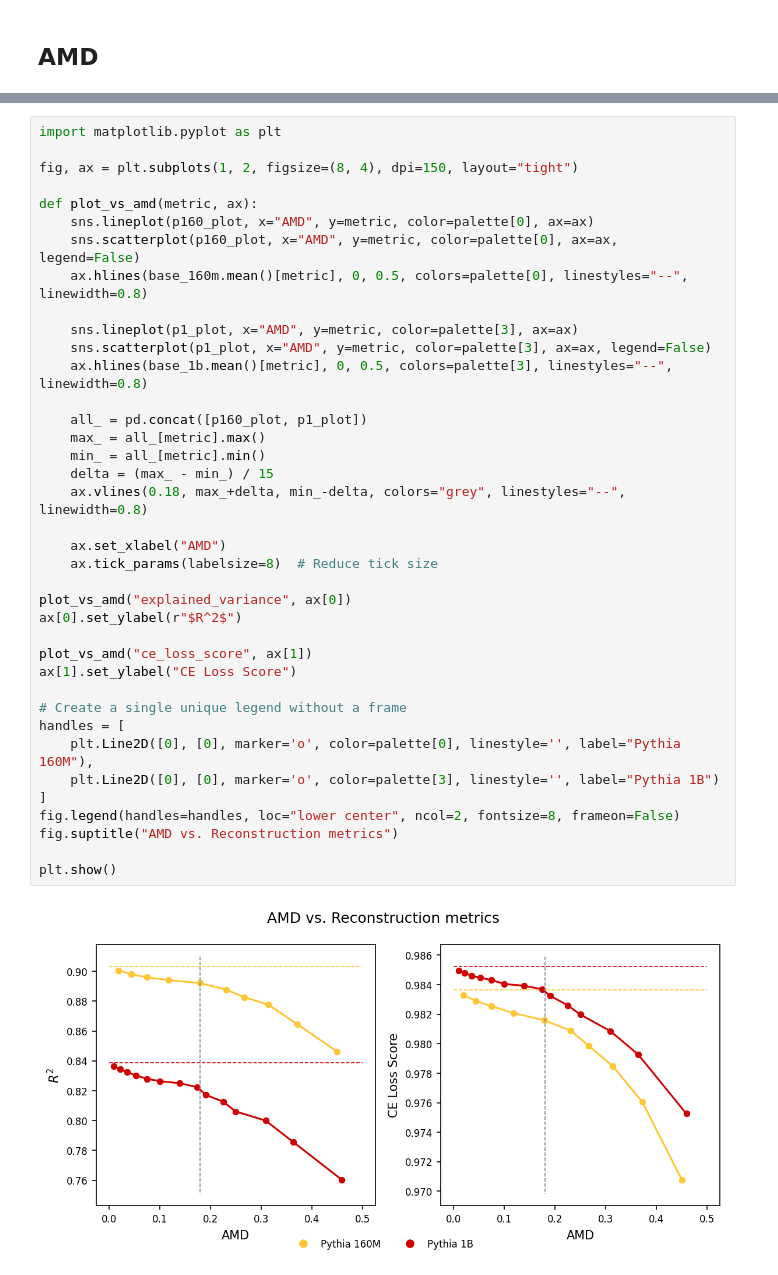
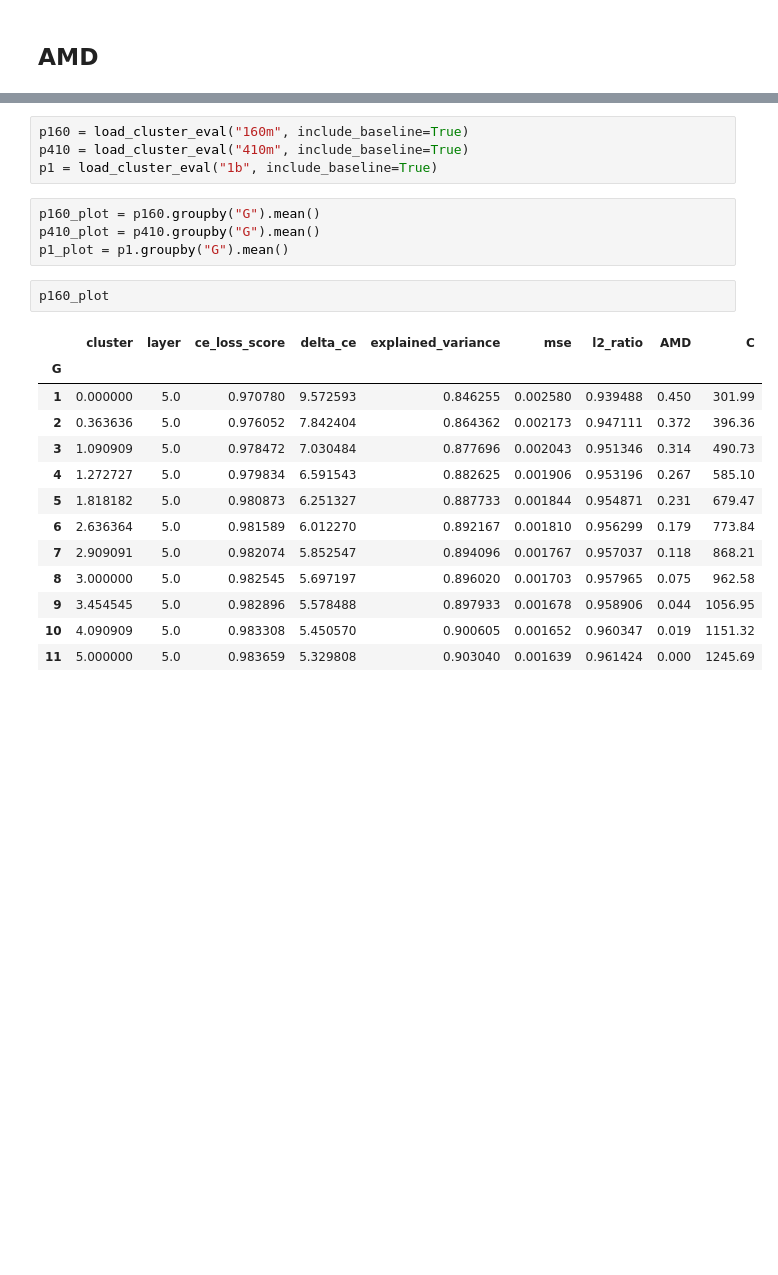
Before and after one commit to ghidav/group-sae, a Jupyter notebook: recon/analysis.ipynb, the cells around one changed output, grey strips where cells are left out. Drawn from its saved outputs; the diff is of its cells as text; blank space fills up the shorter version.

```diff
--- a/recon/analysis.ipynb
+++ b/recon/analysis.ipynb
@@ -226,40 +268,24 @@ Text(0, 0.5, 'CE Loss Score')
-# %%
-import matplotlib.pyplot as plt
-
-fig, ax = plt.subplots(1, 2, figsize=(8, 4), dpi=150, layout="tight")
-
-def plot_vs_amd(metric, ax):
-    sns.lineplot(p160_plot, x="AMD", y=metric, color=palette[0], ax=ax)
-    sns.scatterplot(p160_plot, x="AMD", y=metric, color=palette[0], ax=ax, legend=False)
-    ax.hlines(base_160m.mean()[metric], 0, 0.5, colors=palette[0], linestyles="--", linewidth=0.8)
-
-    sns.lineplot(p1_plot, x="AMD", y=metric, color=palette[3], ax=ax)
-    sns.scatterplot(p1_plot, x="AMD", y=metric, color=palette[3], ax=ax, legend=False)
-    ax.hlines(base_1b.mean()[metric], 0, 0.5, colors=palette[3], linestyles="--", linewidth=0.8)
-
-    all_ = pd.concat([p160_plot, p1_plot])
-    max_ = all_[metric].max()
-    min_ = all_[metric].min()
-    delta = (max_ - min_) / 15
-    ax.vlines(0.18, max_+delta, min_-delta, colors="grey", linestyles="--", linewidth=0.8)
-
-    ax.set_xlabel("AMD")
-    ax.tick_params(labelsize=8)  # Reduce tick size
-
-plot_vs_amd("explained_variance", ax[0])
-ax[0].set_ylabel(r"$R^2$")
-
-plot_vs_amd("ce_loss_score", ax[1])
-ax[1].set_ylabel("CE Loss Score")
-
-# Create a single unique legend without a frame
-handles = [
-    plt.Line2D([0], [0], marker='o', color=palette[0], linestyle='', label="Pythia 160M"),
-    plt.Line2D([0], [0], marker='o', color=palette[3], linestyle='', label="Pythia 1B")
-]
-fig.legend(handles=handles, loc="lower center", ncol=2, fontsize=8, frameon=False)
-fig.suptitle("AMD vs. Reconstruction metrics")
-
-plt.show()
-# %% [output]
-[figure, removed]
+# %%
+p160 = load_cluster_eval("160m", include_baseline=True)
+p410 = load_cluster_eval("410m", include_baseline=True)
+p1 = load_cluster_eval("1b", include_baseline=True)
+# %%
+p160_plot = p160.groupby("G").mean()
+p410_plot = p410.groupby("G").mean()
+p1_plot = p1.groupby("G").mean()
+# %%
+p160_plot
+# %% [output]
+|  | cluster | layer | ce_loss_score | delta_ce | explained_variance | mse | l2_ratio | AMD | C |
+| G |  |  |  |  |  |  |  |  |  |
+| 1 | 0.000000 | 5.0 | 0.970780 | 9.572593 | 0.846255 | 0.002580 | 0.939488 | 0.450 | 301.99 |
+| 2 | 0.363636 | 5.0 | 0.976052 | 7.842404 | 0.864362 | 0.002173 | 0.947111 | 0.372 | 396.36 |
+| 3 | 1.090909 | 5.0 | 0.978472 | 7.030484 | 0.877696 | 0.002043 | 0.951346 | 0.314 | 490.73 |
+| 4 | 1.272727 | 5.0 | 0.979834 | 6.591543 | 0.882625 | 0.001906 | 0.953196 | 0.267 | 585.10 |
+| 5 | 1.818182 | 5.0 | 0.980873 | 6.251327 | 0.887733 | 0.001844 | 0.954871 | 0.231 | 679.47 |
+| 6 | 2.636364 | 5.0 | 0.981589 | 6.012270 | 0.892167 | 0.001810 | 0.956299 | 0.179 | 773.84 |
+| 7 | 2.909091 | 5.0 | 0.982074 | 5.852547 | 0.894096 | 0.001767 | 0.957037 | 0.118 | 868.21 |
+| 8 | 3.000000 | 5.0 | 0.982545 | 5.697197 | 0.896020 | 0.001703 | 0.957965 | 0.075 | 962.58 |
+| 9 | 3.454545 | 5.0 | 0.982896 | 5.578488 | 0.897933 | 0.001678 | 0.958906 | 0.044 | 1056.95 |
+| 10 | 4.090909 | 5.0 | 0.983308 | 5.450570 | 0.900605 | 0.001652 | 0.960347 | 0.019 | 1151.32 |
+| 11 | 5.000000 | 5.0 | 0.983659 | 5.329808 | 0.903040 | 0.001639 | 0.961424 | 0.000 | 1245.69 |
```
Also changed, not shown: parts of 14 cells of this notebook.
